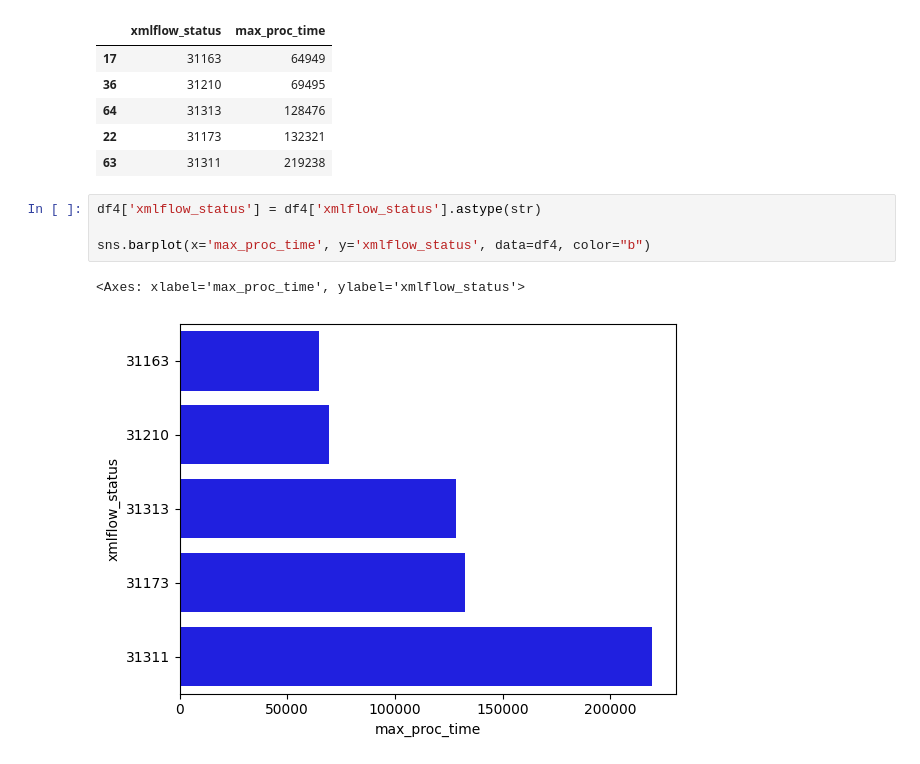
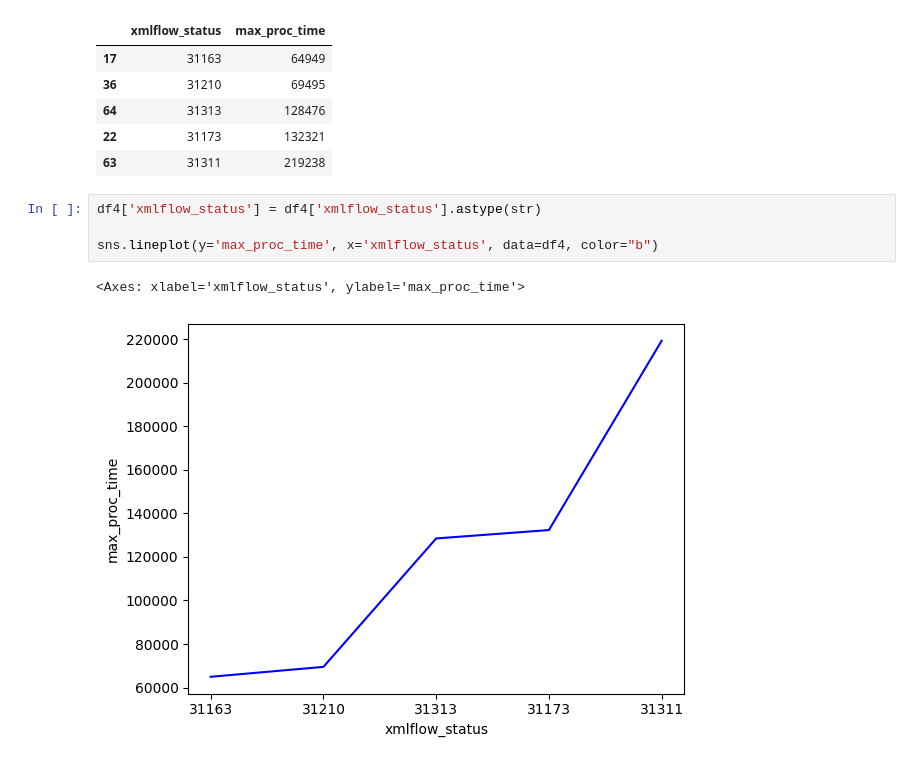
Before and after one commit to ash-111/Technical-Assignment---April-5, a Jupyter notebook: Code_v3.ipynb, the cells around one changed output. Drawn from its saved outputs; the diff is of its cells as text.

```diff
--- a/Code_v3.ipynb
+++ b/Code_v3.ipynb
@@ -507,7 +498,7 @@ df4
 # %%
 df4['xmlflow_status'] = df4['xmlflow_status'].astype(str)
 
-sns.barplot(x='max_proc_time', y='xmlflow_status', data=df4, color="b")
+sns.lineplot(y='max_proc_time', x='xmlflow_status', data=df4, color="b")
 # %% [output]
-<Axes: xlabel='max_proc_time', ylabel='xmlflow_status'>
+<Axes: xlabel='xmlflow_status', ylabel='max_proc_time'>
-[figure, old version]
+[figure, new version]
```
Also changed, not shown: parts of 6 cells of this notebook, 1 other file.
